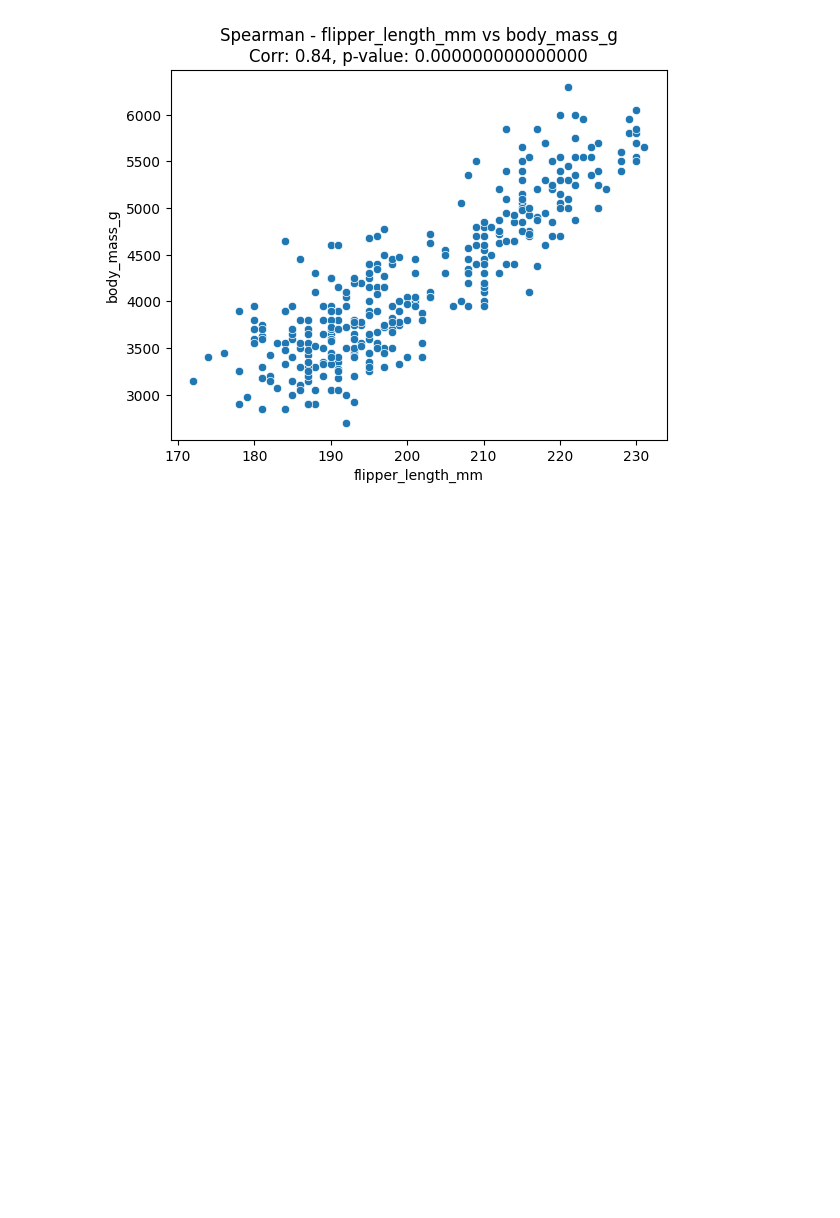
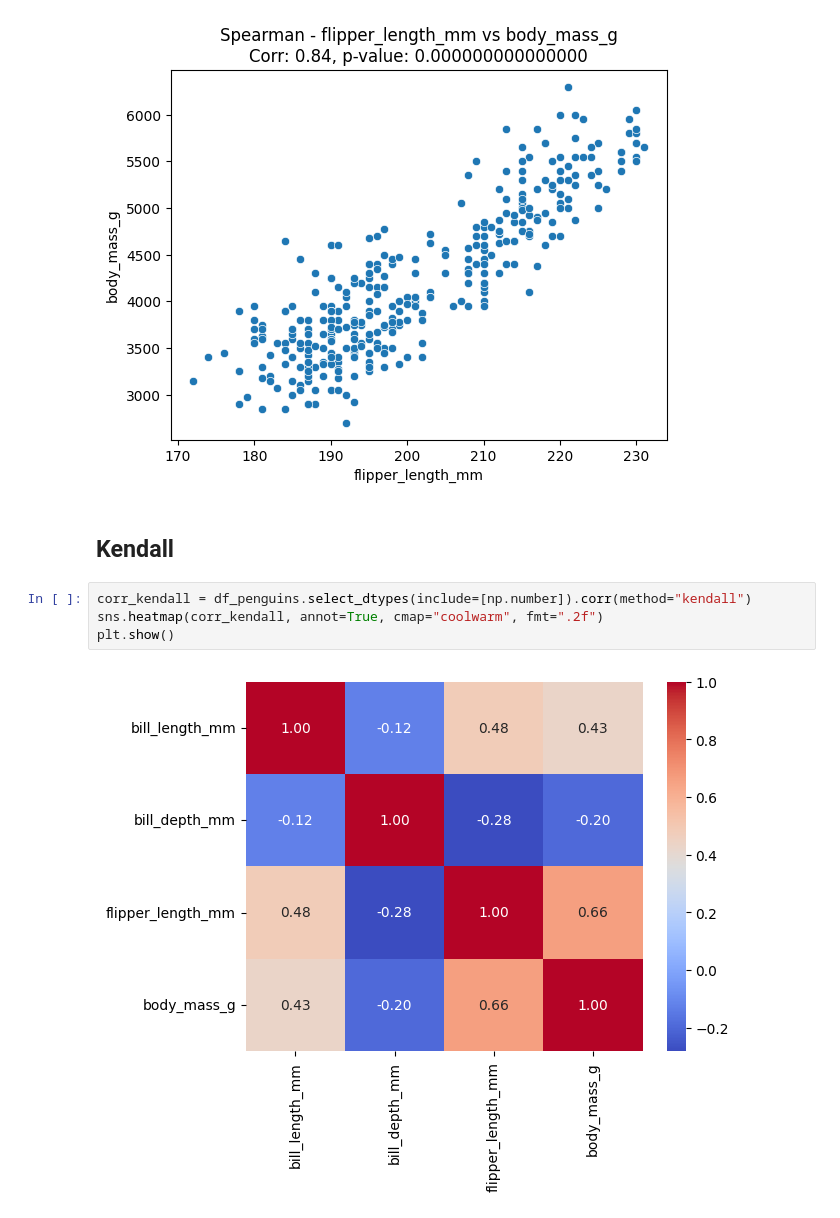
Before and after one commit to caiolacerdamt/data_science_exercises, a Jupyter notebook: statistics_metrics/correlations.ipynb, the cells around one changed output. Cells and saved outputs as stored; diff of their text form; blank space fills up the shorter version.

Commit message:
kendall correlation

```diff
--- a/statistics_metrics/correlations.ipynb
+++ b/statistics_metrics/correlations.ipynb
@@ -150,3 +150,11 @@ else:
 [figure]
 [figure]
 [figure]
+# %% [markdown]
+## Kendall
+# %%
+corr_kendall = df_penguins.select_dtypes(include=[np.number]).corr(method="kendall")
+sns.heatmap(corr_kendall, annot=True, cmap="coolwarm", fmt=".2f")
+plt.show()
+# %% [output]
+[figure, added]
```
Also changed, not shown: parts of 1 cell of this notebook.
